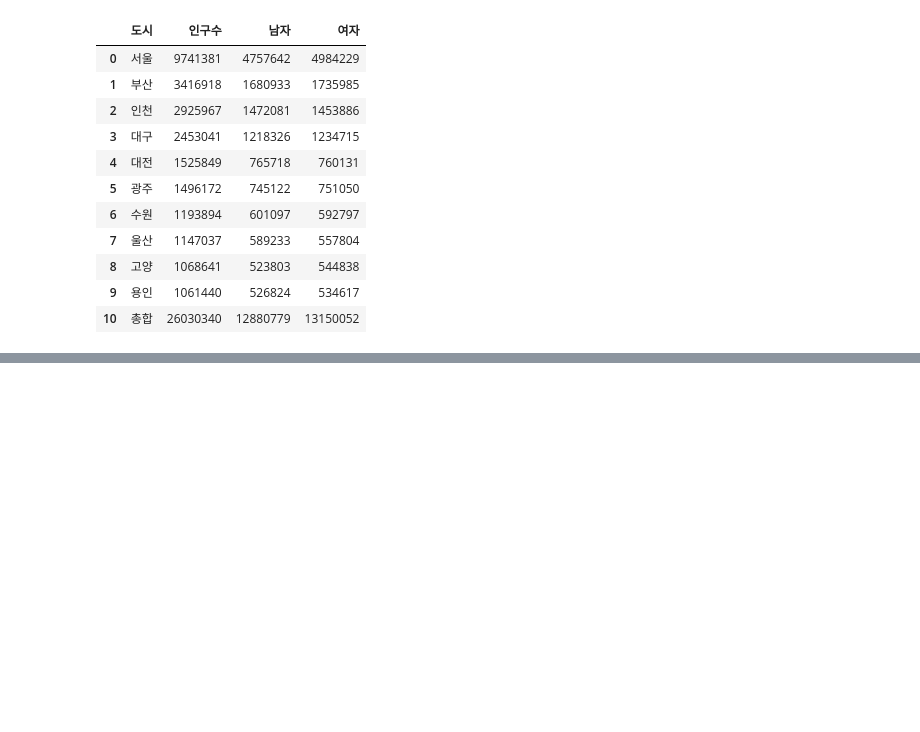
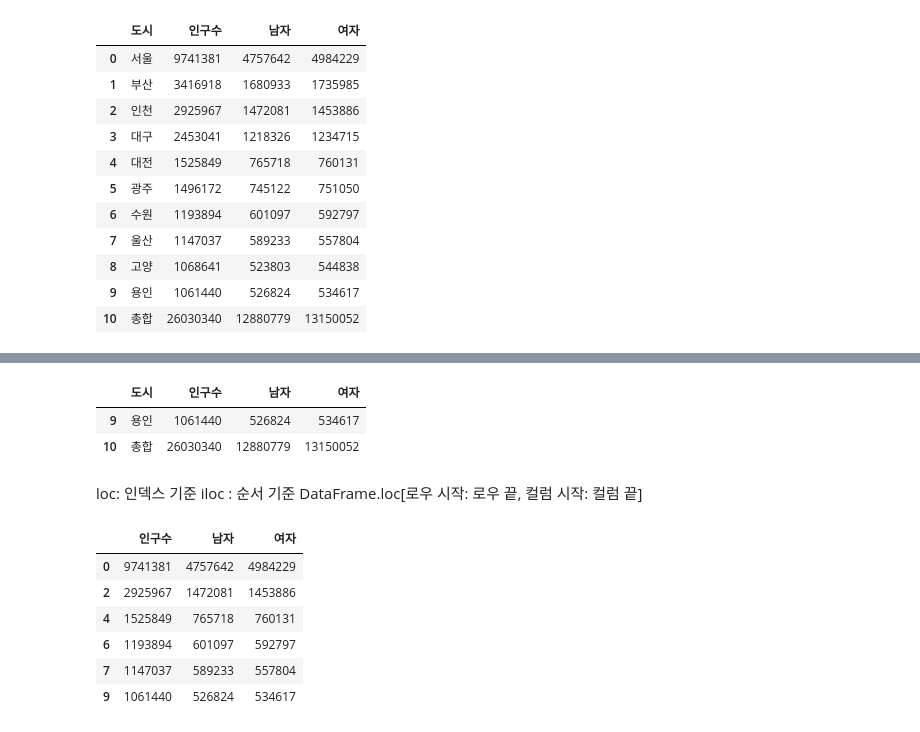
Before and after one commit to doublejone831/COLAB, a Jupyter notebook: practice1.ipynb, the cells around one changed output, grey strips where cells are left out. Saved outputs shown, nothing was run; the diff lists cells and outputs as text; code cells hidden in the pictures; blank space fills up the shorter version.

```diff
--- a/practice1.ipynb
+++ b/practice1.ipynb
@@ -235,0 +252,20 @@ data.to_csv(directory, index = False)
+# %%
+data[-2:]
+# %% [output]
+|  | 도시 | 인구수 | 남자 | 여자 |
+| 9 | 용인 | 1061440 | 526824 | 534617 |
+| 10 | 총합 | 26030340 | 12880779 | 13150052 |
+# %% [markdown]
+loc: 인덱스 기준</br>
+iloc : 순서 기준</br>
+DataFrame.loc[로우 시작: 로우 끝, 컬럼 시작: 컬럼 끝]
+# %%
+data.loc[[0,2,4,6,7,9],['인구수', '남자', '여자']] #지정한 로우(좌측), 지정한컬럼(우측)
+# %% [output]
+|  | 인구수 | 남자 | 여자 |
+| 0 | 9741381 | 4757642 | 4984229 |
+| 2 | 2925967 | 1472081 | 1453886 |
+| 4 | 1525849 | 765718 | 760131 |
+| 6 | 1193894 | 601097 | 592797 |
+| 7 | 1147037 | 589233 | 557804 |
+| 9 | 1061440 | 526824 | 534617 |
```
Also changed, not shown: parts of 7 cells of this notebook.
